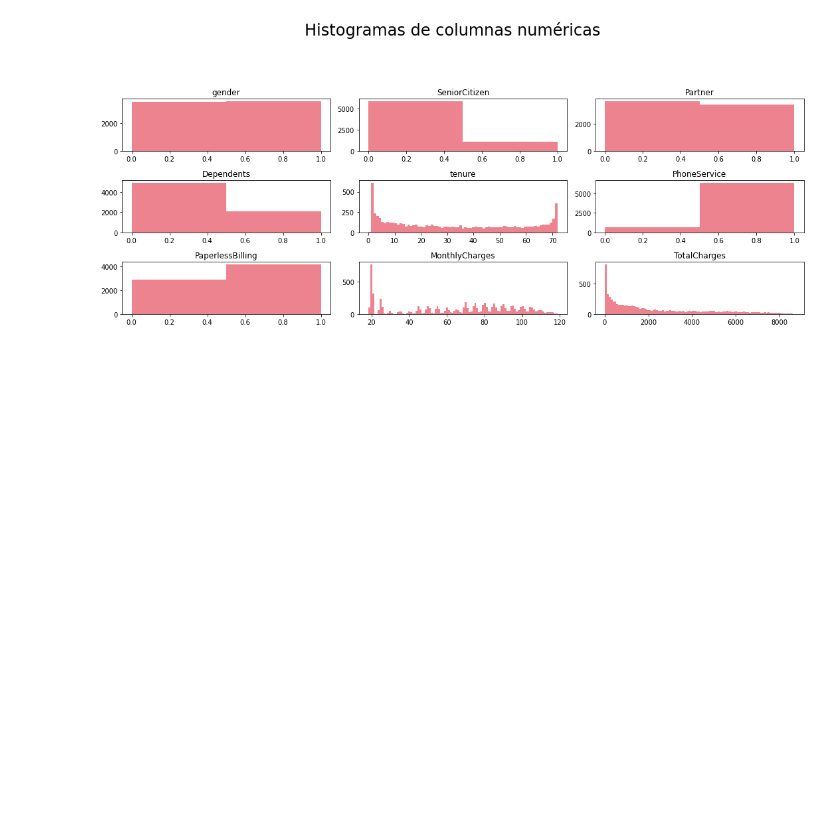
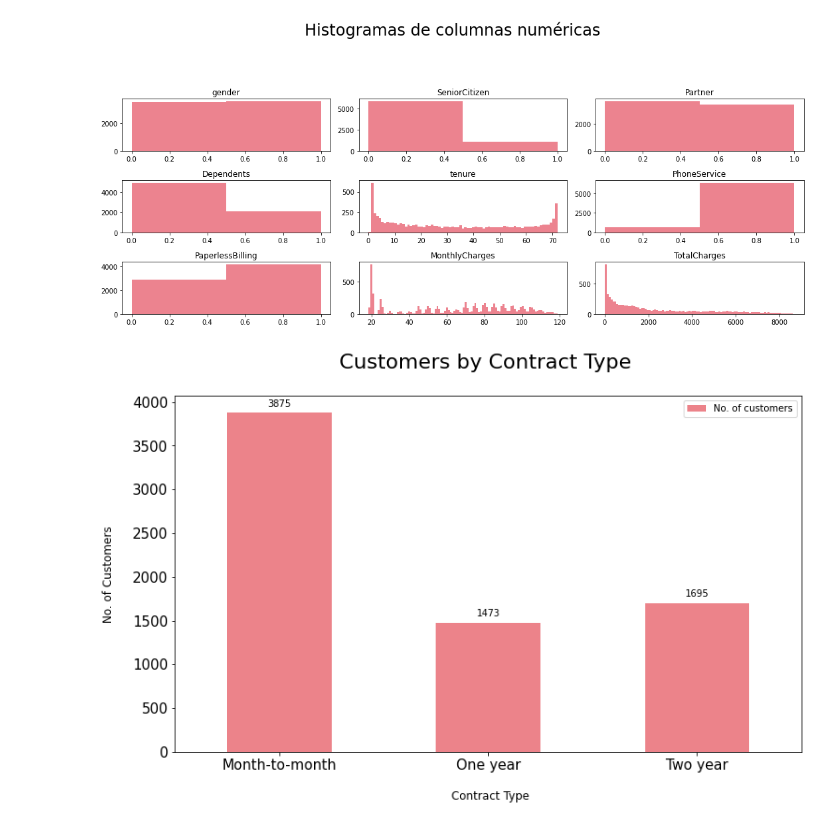
Before and after one commit to DeNialDev/Big_Data, a Jupyter notebook: BiData_proyecto.ipynb, the cells around one changed output. Cells and saved outputs as stored; diff of their text form; code cells hidden in the pictures; blank space fills up the shorter version.

```diff
--- a/BiData_proyecto.ipynb
+++ b/BiData_proyecto.ipynb
@@ -279,3 +263,42 @@ for i in range(dataset2.shape[1]):
 plt.tight_layout(rect=[0, 0.03, 1, 0.95])
 # %% [output]
 [figure]
+# %%
+contract_split = dataset[[ "customerID", "Contract"]]
+sectors = contract_split .groupby ("Contract")
+
+contract_split = pd.DataFrame(sectors["customerID"].count())
+
+contract_split.rename(columns={'customerID':'No. of customers'},  inplace=True)
+
+ax =  contract_split[["No. of customers"]].plot.bar(title = 'Customers by Contract Type',legend =True, table = False,  grid = False,  subplots = False,figsize =(12, 7), color ='#ec838a', fontsize = 15, stacked=False)
+plt.ylabel('No. of Customers\n', horizontalalignment="center",fontstyle = "normal", fontsize = "large", fontfamily = "sans-serif")
+plt.xlabel('\n Contract Type', horizontalalignment="center",fontstyle = "normal", fontsize = "large", fontfamily = "sans-serif")
+plt.title('Customers by Contract Type \n', horizontalalignment="center",fontstyle = "normal", fontsize = "22", fontfamily = "sans-serif")
+plt.legend(loc='upper right', fontsize = "medium")
+plt.xticks(rotation=0, horizontalalignment="center")
+plt.yticks(rotation=0, horizontalalignment="right")
+x_labels = np.array(contract_split[["No. of customers"]])
+
+def add_value_labels(ax, spacing=5):
+    for rect in ax.patches:
+        y_value = rect.get_height()
+        x_value = rect.get_x() + rect.get_width() / 2
+        space = spacing
+        va = 'bottom'
+        if y_value < 0:
+            space *= -1
+            va = 'top'
+        label = "{:.0f}".format(y_value)
+
+        ax.annotate(
+            label,
+            (x_value, y_value),
+            xytext=(0, space),
+            textcoords="offset points",
+            ha='center',
+            va=va)
+
+add_value_labels(ax)
+# %% [output]
+[figure, added]
```
Also changed, not shown: parts of 22 cells of this notebook.
